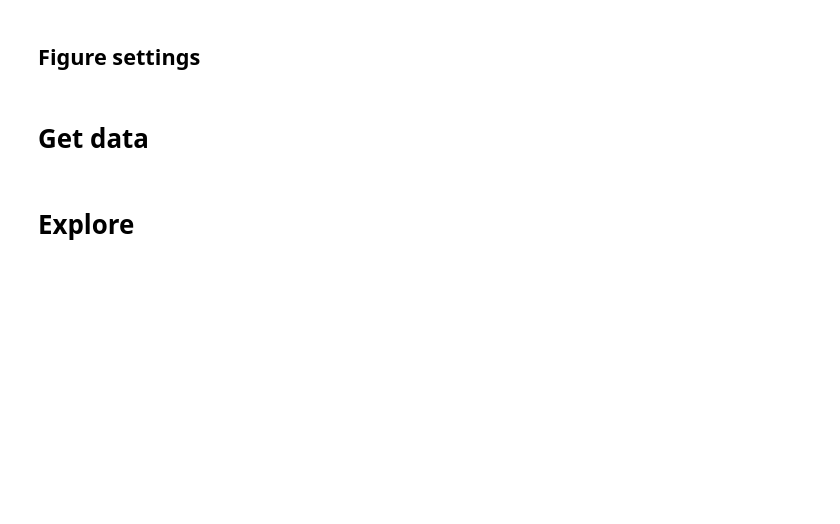
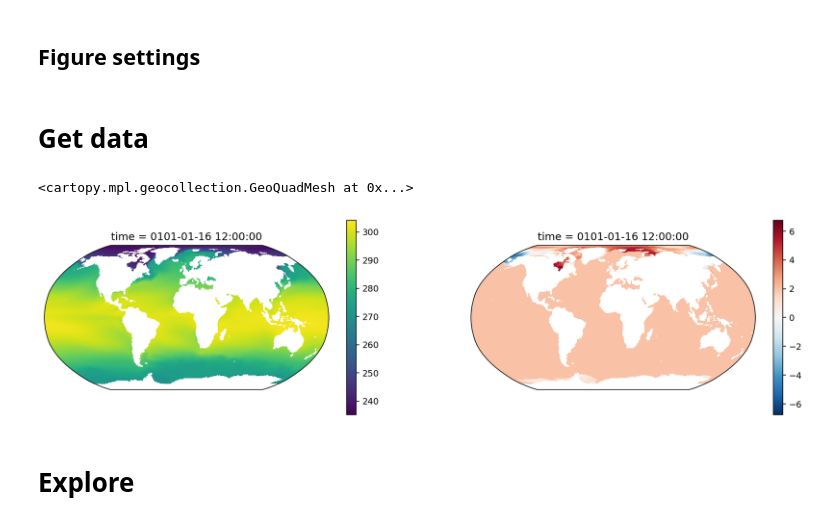
Before and after one commit to bbuchovecky/itcz_phys, a Jupyter notebook: notebooks/05_am2.5-spin-up.ipynb, the cells around one changed output. Saved outputs shown, nothing was run; the diff lists cells and outputs as text; code cells hidden in the pictures; blank space fills up the shorter version.

```diff
--- a/notebooks/05_am2.5-spin-up.ipynb
+++ b/notebooks/05_am2.5-spin-up.ipynb
@@ -91,3 +108,14 @@ def getoutput(expname, variable, getAll=False):
+# %%
+map_proj = ccrs.Robinson()
+
+fig,axes = plt.subplots(1, 2, figsize=(16,4), subplot_kw={'projection': map_proj})
+ax = axes.ravel()
+
+xr.where(bool_lmask == 0, co2x1['t_surf'].isel(time=0), np.nan).plot(ax=ax[0], transform=ccrs.PlateCarree())
+(xr.where(bool_lmask == 0, co2x2_plus2k['t_surf'].isel(time=0), np.nan) - xr.where(bool_lmask == 0, co2x1['t_surf'].isel(time=0), np.nan)).plot(ax=ax[1], transform=ccrs.PlateCarree())
+# %% [output]
+<cartopy.mpl.geocollection.GeoQuadMesh at 0x...>
+[figure, added]
 # %%
 lai = getoutput('intvegCTL1990s-50yr', 'vegn_LAI')
 biom = getoutput('intvegCTL1990s-50yr', 'bl')
```
Also changed, not shown: parts of 11 cells of this notebook.
